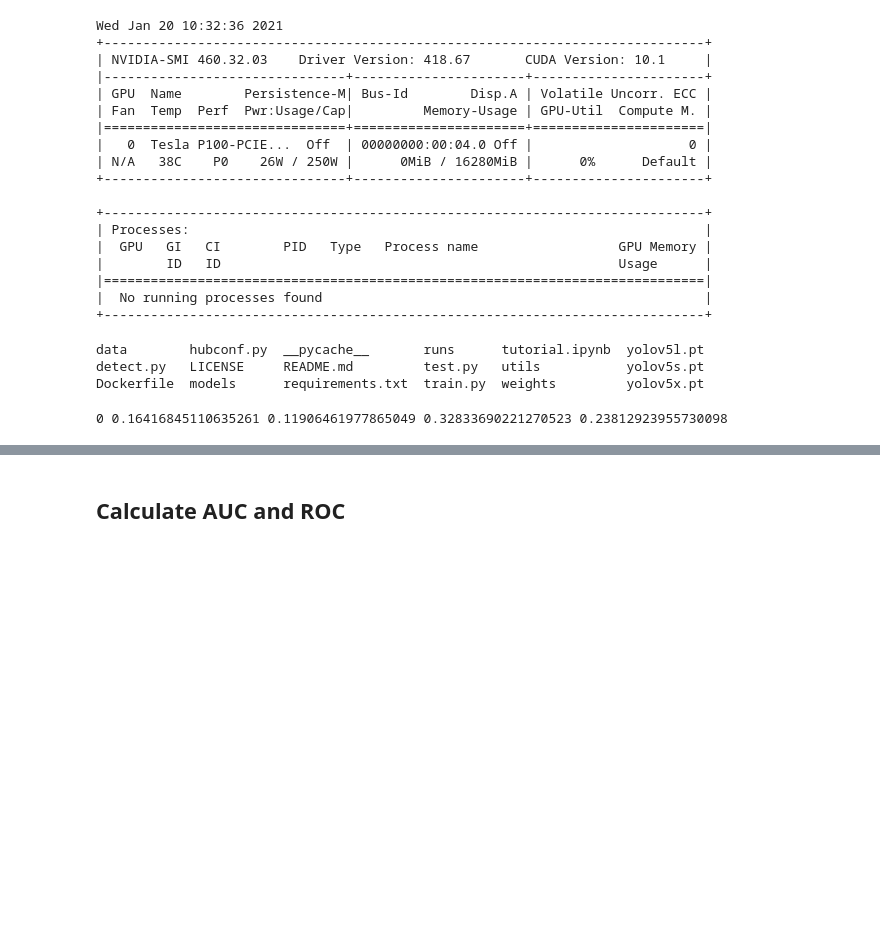
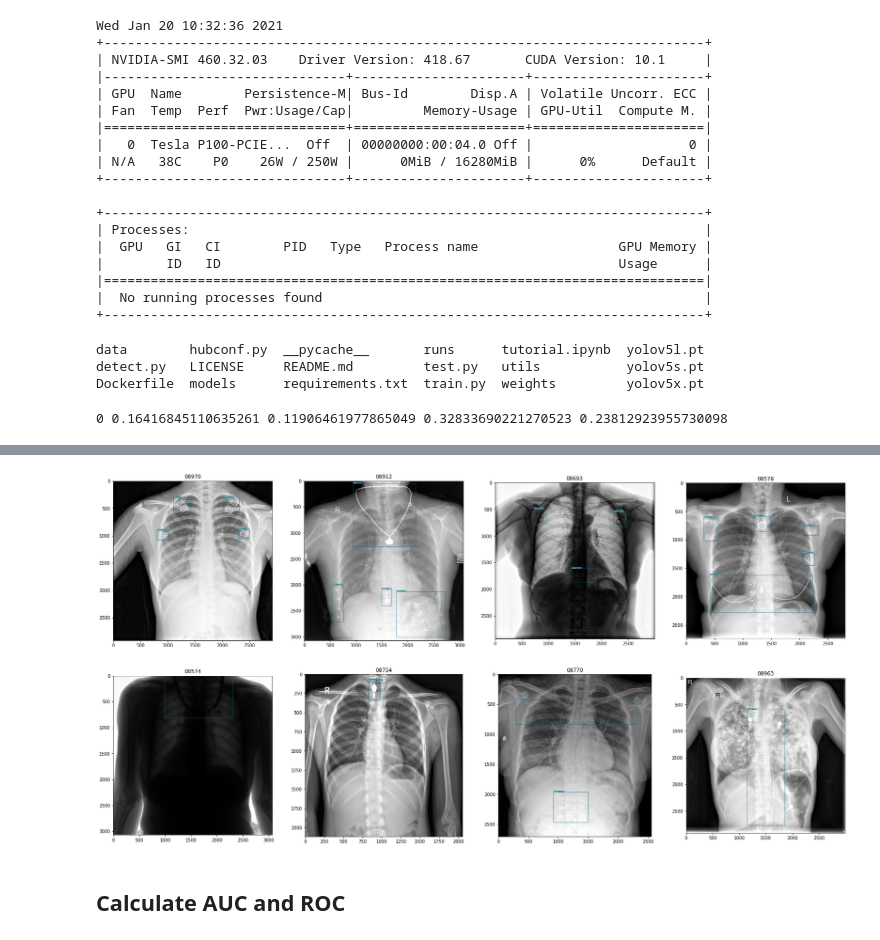
Before and after one commit to pambao1211/vgu-image-processing, a Jupyter notebook: Problem_Set_4.ipynb, the cells around one changed output, grey strips where cells are left out. Cells and saved outputs as stored; diff of their text form; code cells hidden in the pictures; blank space fills up the shorter version.

```diff
--- a/Problem_Set_4.ipynb
+++ b/Problem_Set_4.ipynb
@@ -455,2 +465,20 @@ for sample, ax in zip(samples, axs):
+# %%
+from PIL import Image
+
+import matplotlib.pyplot as plt
+
+TEST_DIR = '/content/drive/MyDrive/MIP Resource/ChestXrayDataSet/yolov5/runs/detect/exp18/'
+samples = ['08970', '08912', '08693', '08578', '08574', '08754', '08770', '08963']
+
+fig, axs = plt.subplots(2, 4 ,figsize=(30, 15))
+axs = list(axs[0]) + list(axs[1])
+
+for img_name, ax in zip(samples, axs):
+  img_path = TEST_DIR + img_name + '.jpg'
+  image = Image.open(img_path)
+  ax.set_title(img_name)
+  ax.imshow(image)
+# %% [output]
+[figure, added]
 # %% [markdown]
 ## Calculate AUC and ROC
```
Also changed, not shown: parts of 14 cells of this notebook.
